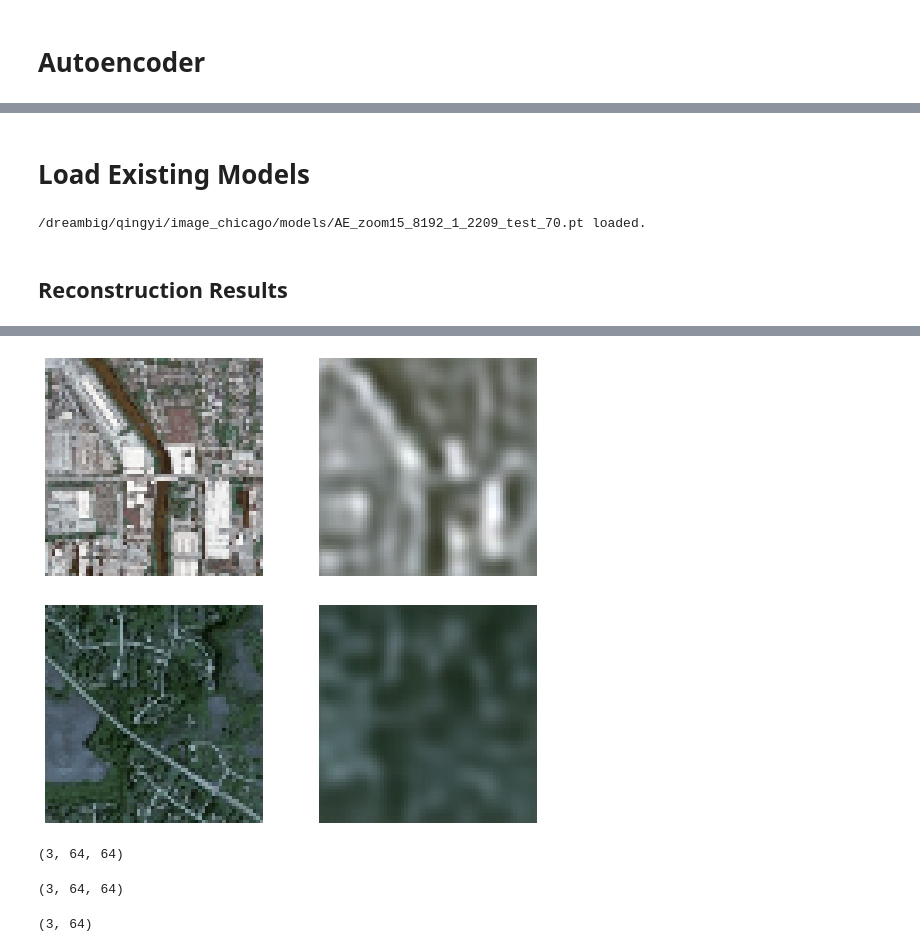
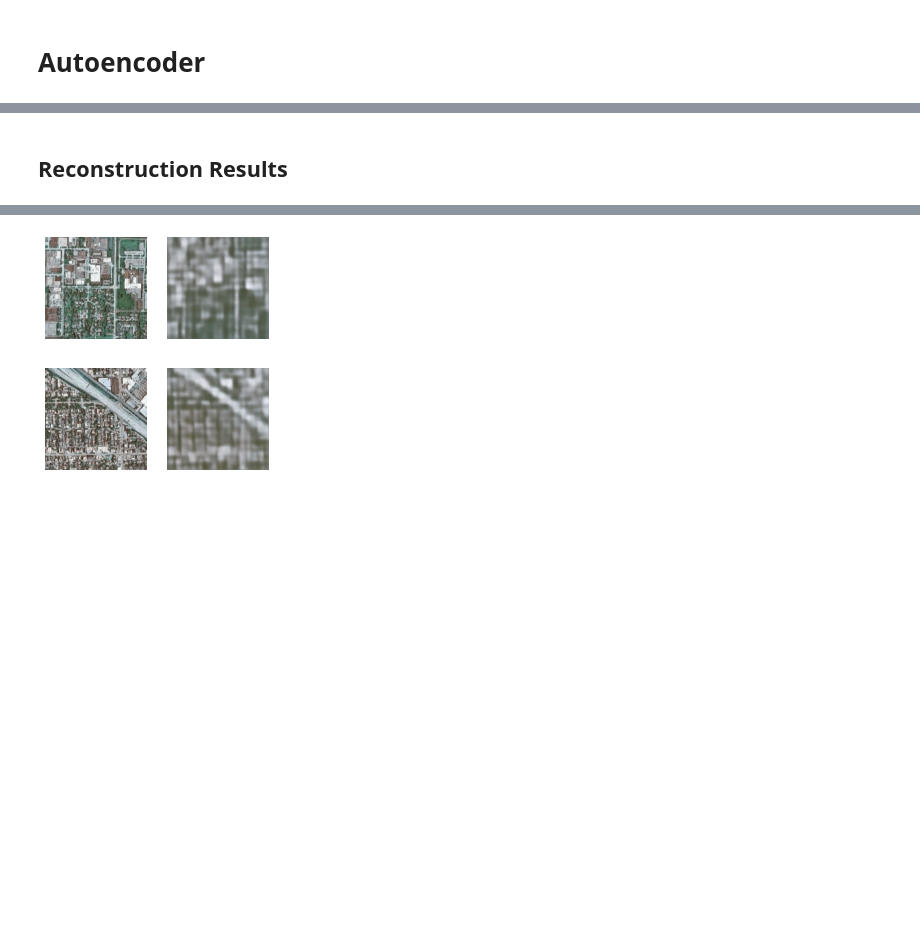
Before and after one commit to sunnyqywang/demand_image, a Jupyter notebook: M0_0_AE_ResNeXt_Train.ipynb, the cells around one changed output, grey strips where cells are left out. Cells and saved outputs as stored; diff of their text form; code cells hidden in the pictures; blank space fills up the shorter version.

```diff
--- a/M0_0_AE_ResNeXt_Train.ipynb
+++ b/M0_0_AE_ResNeXt_Train.ipynb
@@ -275,4 +187,0 @@ torch.Size([8, 3, 64, 64])
-# %%
-for step, (image_list, data) in enumerate(train_loader):
-    data = data.to(device)
-    encoder(data)
@@ -386,17 +329,0 @@ fig.savefig(out_dir+"training_plots/AE_"+model_run_date+".png", bbox_inches='tig
-# %% [markdown]
-# Load Existing Models
-# %%
-# Check one model exists for this config
-model_path = glob.glob(model_dir+"AE_"+zoomlevel+"_"+str(model_config['output_dim']**2*2048)+"_"+str(v2)+"_"+
-                model_run_date+"_*.pt")
-#
-if len(model_path) == 1:
-    saved = torch.load(model_path[0])
-    print(model_path[0], "loaded.")
-else:
-    print("Error. More than one model or no model exists.")
-    print(model_path)
-    print(model_dir+"AE_"+zoomlevel+"_"+str(model_config['output_dim']**2*2048)+"_"+str(v2)+"_"+
-                model_run_date+"_*.pt")
-# %% [output]
-/dreambig/qingyi/image_chicago/models/AE_zoom15_8192_1_2209_test_70.pt loaded.
@@ -407,16 +330,29 @@ model.eval();
 # %% [markdown]
 ## Reconstruction Results
+# %%
+for step, (image_list, data) in enumerate(test_loader):
+    data = data.to(device)
+    break
+
+recon_imgs = model(data)
 # %%
 # Reverse Normalization
 # Satellite image
-if zoomlevel == 'zoom13':
-    mean = [0.3733, 0.3991, 0.3711]
-    std = [0.2173, 0.2055, 0.2143]
-elif zoomlevel == 'zoom15':
-    mean = [0.3816, 0.4169, 0.3868]
-    std = [0.1960, 0.1848, 0.2052]
+import util_image
+
+if int(im_norm) != 0:
+
+    if int(im_norm) == 1:
+        if zoomlevel == 'zoom13':
+            mean = [0.3733, 0.3991, 0.3711]
+            std = [0.2173, 0.2055, 0.2143]
+        elif zoomlevel == 'zoom15':
+            mean = [0.3816, 0.4169, 0.3868]
+            std = [0.1960, 0.1848, 0.2052]
+
+    elif int(im_norm) == 2:
+        mean = [0.5,0.5,0.5]
+        std = [0.5,0.5,0.5]
+
+    data = util_image.inverse_transform(data, mean, std)
+    recon_imgs = util_image.inverse_transform(recon_imgs, mean, std)
-# %%
-for step, (image_list, data) in enumerate(train_loader):
-    data = data.to(device)
-    break
-recon_imgs = model(data)
@@ -427,6 +359,6 @@ recon_imgs = util_image.inverse_transform(recon_imgs, mean, std)
 # %%
-plot_image = 5
-fig, ax = plt.subplots(1, 2, figsize=(9,4))
+plot_image = 1
+fig, ax = plt.subplots(1, 2, figsize=(4,2))
 ax[0].imshow(data[plot_image,:,:,:].permute(1,2,0).detach().cpu().numpy())
 ax[0].axis('off')
 ax[1].imshow(recon_imgs[plot_image,:,:,:].permute(1,2,0).detach().cpu().numpy())
@@ -437,11 +369,11 @@ plt.show()
-[figure, old version]
+[figure, new version]
 # %%
-plot_image = 6
-fig, ax = plt.subplots(1, 2, figsize=(9,4))
+plot_image = 15
+fig, ax = plt.subplots(1, 2, figsize=(4,2))
 ax[0].imshow(data[plot_image,:,:,:].permute(1,2,0).detach().cpu().numpy())
 ax[0].axis('off')
 ax[1].imshow(recon_imgs[plot_image,:,:,:].permute(1,2,0).detach().cpu().numpy())
 ax[1].axis('off')
 plt.show()
 # %% [output]
-[figure, old version]
+[figure, new version]
@@ -452,12 +379,0 @@ u,s,v = svd(data[0,:,:,:].detach().cpu().numpy())
-# %%
-u.shape
-# %% [output]
-(3, 64, 64)
-# %%
-v.shape
-# %% [output]
-(3, 64, 64)
-# %%
-s.shape
-# %% [output]
-(3, 64)
```
Also changed, not shown: parts of 33 cells of this notebook, 27 other files.
